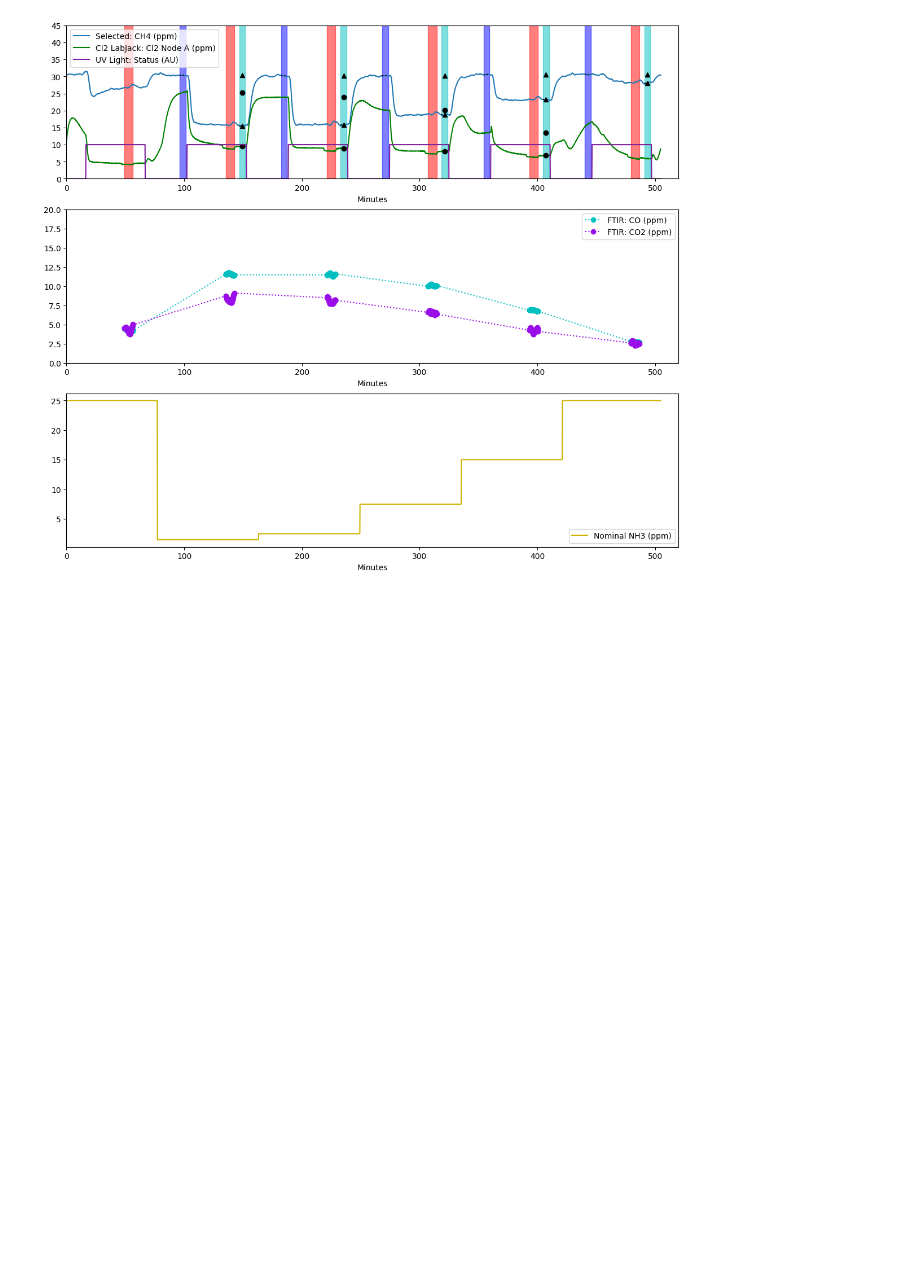
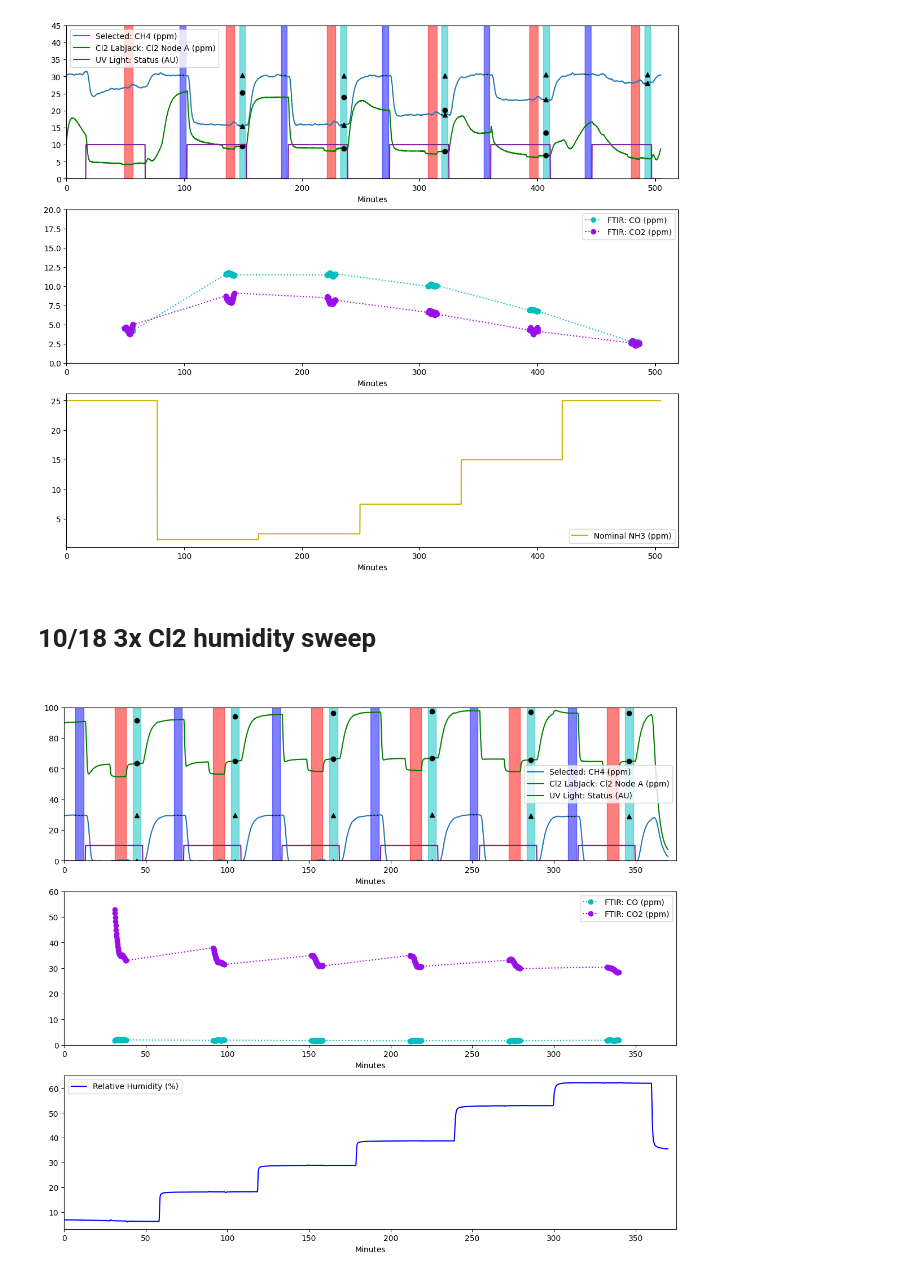
Before and after one commit to richardsrandall/Fall-2024-Cl2, a Jupyter notebook: 09-29 Cl2 Campaign Redo 1/09-29_process_cl2_data.ipynb, the cells around one changed output. Cells and saved outputs as stored; diff of their text form; code cells hidden in the pictures; blank space fills up the shorter version.

Commit message:
Max processing 3xCl2 trial

```diff
--- a/09-29 Cl2 Campaign Redo 1/09-29_process_cl2_data.ipynb
+++ b/09-29 Cl2 Campaign Redo 1/09-29_process_cl2_data.ipynb
@@ -386,6 +388,58 @@ axs[2].legend()
 pass
 # %% [output]
 [figure]
+# %% [markdown]
+<h1>10/18 3x Cl2 humidity sweep<h1>
+# %%
+importlib.reload(process_cl2)
+
+current_experiment = '10-18-24 3x Cl2 and Humidity Sweep'
+rf.dump_experiment(current_experiment)
+data[current_experiment]['Cl2 LabJack: Cl2 Node A (ppm)'] = calibrate_cl2(data[current_experiment]['Cl2 LabJack: Cl2 Node A (mV)']) * 90/105 # ** Cl2 node span was off, so correcting to what's expected by MFC setpoint **
+data[current_experiment]['Selected: CH4 (ppm)'] = data[current_experiment]['FTIR: CH4 (ppm)']
+
+# Prep the plot region
+(fig, axs) = plt.subplots(nrows=3,figsize=(14,12),sharex=True)
+
+# Process the bypass periods
+rf.set_tags('UV_distance_conv=50')
+rf.isolate_bypass_periods(current_experiment)
+# Process the CH4
+rf.set_setup_values(which_field='Selected: CH4 (ppm)')
+rf.autofind_removal(current_experiment,start_time=0,end_time=500,correct_drift=True)
+rf.plot_baseline_and_samples(current_experiment,which_field='Selected: CH4 (ppm)',color='C0',ax=axs[0],marker='^',do_shading=True)
+# Get the Cl2 data
+rf.set_setup_values(which_field='Cl2 LabJack: Cl2 Node A (ppm)')
+rf.autofind_removal(current_experiment,start_time=0,end_time=500,correct_drift=True)
+rf.plot_baseline_and_samples(current_experiment,which_field='Cl2 LabJack: Cl2 Node A (ppm)',color='g',marker='o',ax=axs[0],do_shading=False)
+axs[0].plot(data[current_experiment]['Minutes'],10*data[current_experiment]['UV Light: Actual Status'],color='xkcd:purple',label='UV Light: Status (AU)')
+axs[0].legend()
+
+#print(rf.translate_tags("UV_distance_conv=50; dummy='whatever'")['UV_distance_conv'])
+axs[0].set_xlim(0,375)
+axs[0].set_ylim(0,100)
+
+# Throw in a plot of some of the bypass values
+rf.plot_fields_during_bypass(current_experiment,
+                                  ['FTIR: CO (ppm)','FTIR: CO2 (ppm)'],
+                                  ['c','xkcd:violet'],
+                                  ':','o',
+                                  axs[1])
+axs[1].set_ylim(0,60)
+axs[1].xaxis.set_tick_params(labelbottom=True)
+axs[1].set_xlabel("Minutes")
+
+# Throw in a plot of the RH
+axs[2].plot(data[current_experiment]['Minutes'],data[current_experiment]['Humidity Probe: Rel. Humidity (%)']*(1.0/(1-6.0/200.0)),
+        label='Relative Humidity (%)',color='b')
+axs[2].set_xlim(0,375)
+axs[2].set_xlabel("Minutes")
+axs[2].xaxis.set_tick_params(labelbottom=True)
+axs[2].legend()
+
+pass
+# %% [output]
+[figure, added]
 # %%
 rf.export_conversion_results_to_csv('../_exported_data/')
 rf.export_bypass_periods('../_exported_data/')
```
Also changed, not shown: parts of 2 cells of this notebook, 4 other files.
